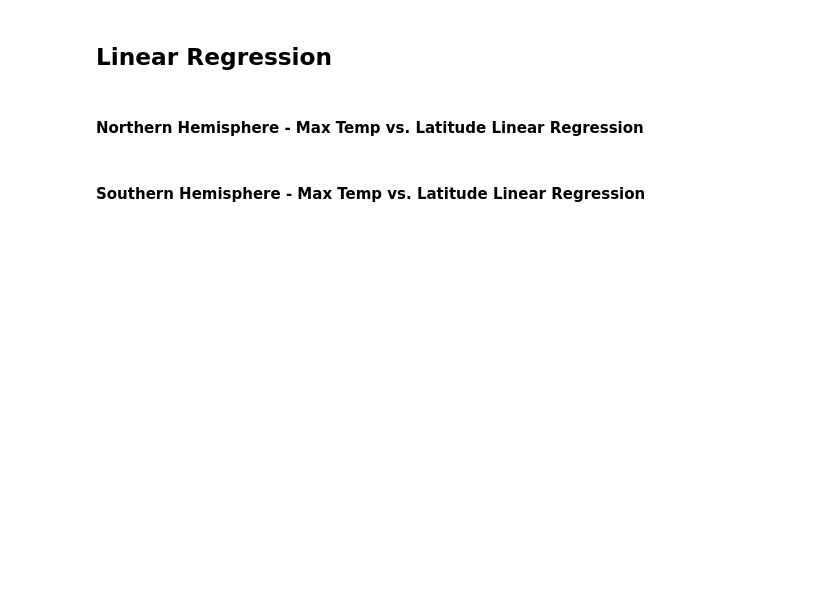
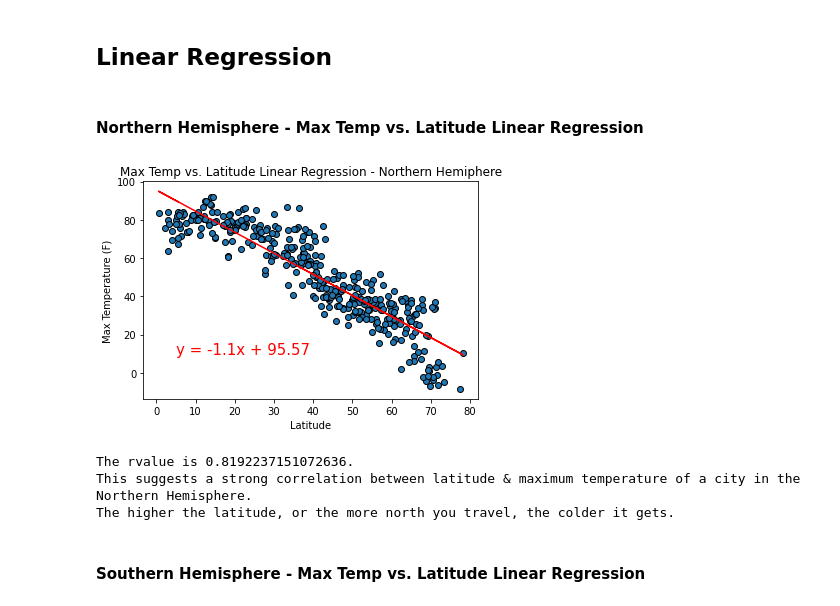
Before and after one commit to valputla/Python-API-Challenge, a Jupyter notebook: WeatherPy/WeatherPy.ipynb, the cells around one changed output. Drawn from its saved outputs; the diff is of its cells as text; code cells hidden in the pictures; blank space fills up the shorter version.

Commit message:
Completed WeatherPy analysis

```diff
--- a/WeatherPy/WeatherPy.ipynb
+++ b/WeatherPy/WeatherPy.ipynb
@@ -265,6 +271,34 @@ plt.show()
 # %% [markdown]
 ## Linear Regression
+# %%
+northern_hemisphere = weather_df.loc[weather_df["Lat"]>0, :]
+southern_hemisphere = weather_df.loc[weather_df["Lat"]<0, :]
 # %% [markdown]
 ####  Northern Hemisphere - Max Temp vs. Latitude Linear Regression
+# %%
+x_values = northern_hemisphere["Lat"]
+y_values = northern_hemisphere["Max Temp"]
+
+slope, intercept, rvalue, pvalue, stderr = linregress(x_values, y_values)
+regress_values = x_values * slope + intercept
+line_eq = "y = " + str(round(slope, 2)) + "x + " + str(round(intercept, 2))
+
+plt.scatter(x_values, y_values, marker = "o", edgecolor = "black")
+plt.plot(x_values, regress_values, "r-")
+plt.annotate(line_eq,(5,10), fontsize=15, color="red")
+plt.xlabel("Latitude")
+plt.ylabel("Max Temperature (F)")
+plt.title("Max Temp vs. Latitude Linear Regression - Northern Hemiphere")
+plt.savefig("../WeatherPy/Images/MaxTempRegressionNorthHemi.png")
+plt.show()
+
+print(f"The rvalue is {rvalue ** 2}.")
+print(f"This suggests a strong correlation between latitude & maximum temperature of a city in the Northern Hemisphere.")
+print(f"The higher the latitude, or the more north you travel, the colder it gets.")
+# %% [output]
+[figure, added]
+The rvalue is 0.8192237151072636.
+This suggests a strong correlation between latitude & maximum temperature of a city in the Northern Hemisphere.
+The higher the latitude, or the more north you travel, the colder it gets.
 # %% [markdown]
 ####  Southern Hemisphere - Max Temp vs. Latitude Linear Regression
```
Also changed, not shown: parts of 13 cells of this notebook, 12 other files.
